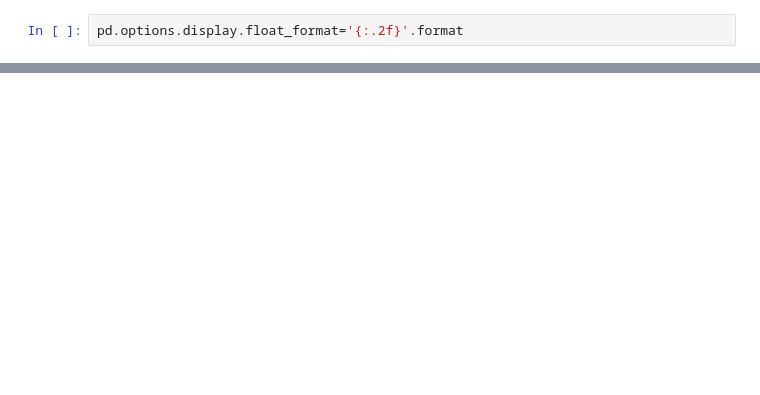
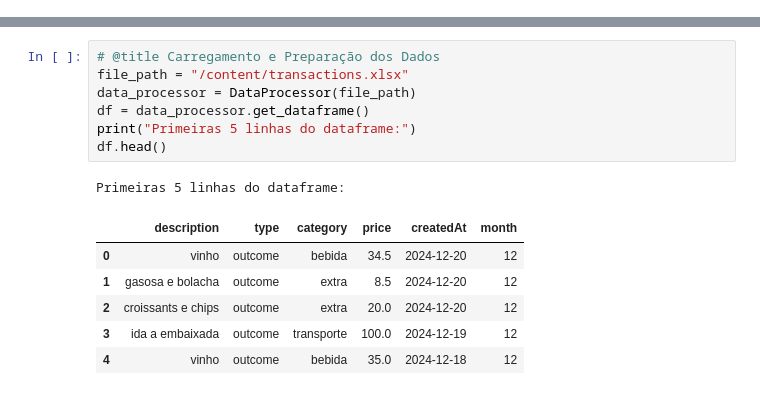
Before and after one commit to talisma-cassoma/ourmoney.desktop, a Jupyter notebook: Exploratory_Data_Analysis.ipynb, the cells around one changed output, grey strips where cells are left out. Saved outputs shown, nothing was run; the diff lists cells and outputs as text; blank space fills up the shorter version.

```diff
--- a/Exploratory_Data_Analysis.ipynb
+++ b/Exploratory_Data_Analysis.ipynb
@@ -29,2 +2,0 @@ tabela das transacoes mensal:
-# %%
-pd.options.display.float_format='{:.2f}'.format
@@ -232,0 +384,15 @@ df_incomes_categories.head()
+# %%
+# @title Carregamento e Preparação dos Dados
+file_path = "/content/transactions.xlsx"
+data_processor = DataProcessor(file_path)
+df = data_processor.get_dataframe()
+print("Primeiras 5 linhas do dataframe:")
+df.head()
+# %% [output]
+Primeiras 5 linhas do dataframe:
+|  | description | type | category | price | createdAt | month |
+| 0 | vinho | outcome | bebida | 34.5 | 2024-12-20 | 12 |
+| 1 | gasosa e bolacha | outcome | extra | 8.5 | 2024-12-20 | 12 |
+| 2 | croissants e chips | outcome | extra | 20.0 | 2024-12-20 | 12 |
+| 3 | ida a embaixada | outcome | transporte | 100.0 | 2024-12-19 | 12 |
+| 4 | vinho | outcome | bebida | 35.0 | 2024-12-18 | 12 |
```
Also changed, not shown: parts of 20 cells of this notebook.
